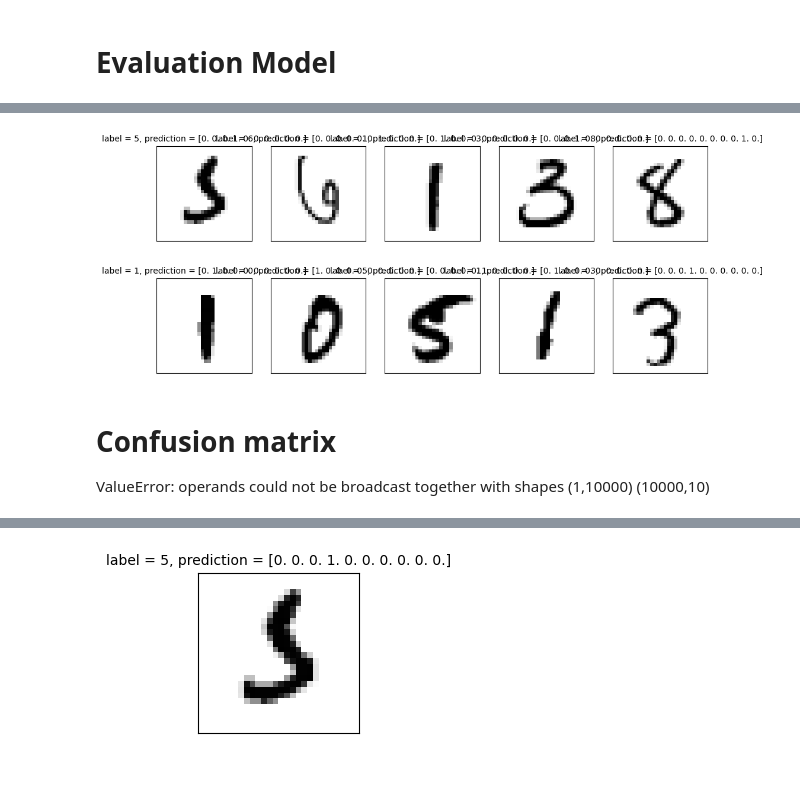
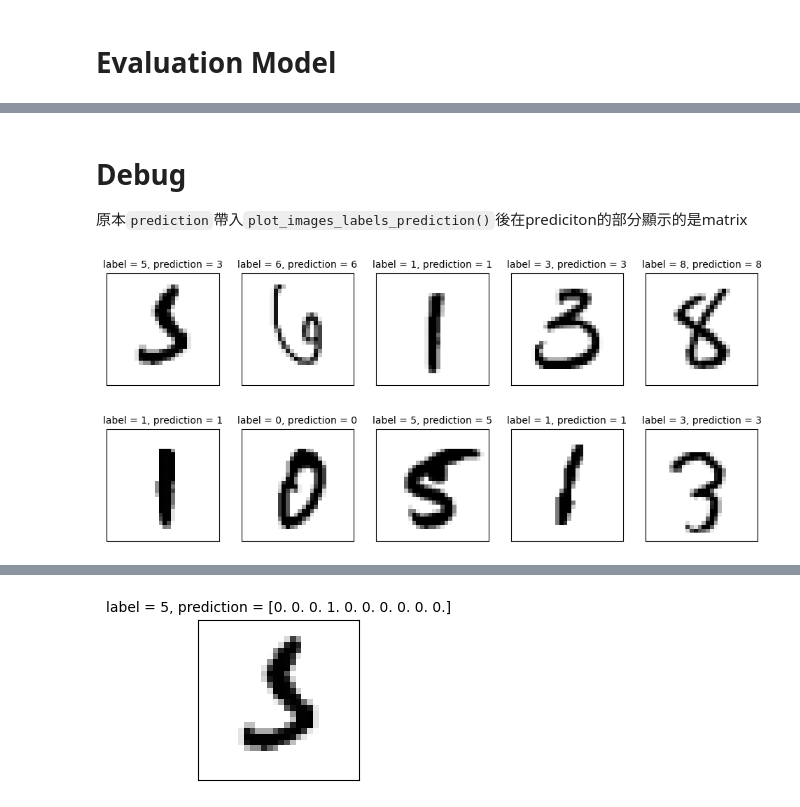
Before and after one commit to OohelloworldoO/Practical-Applications-of-Artificial-Intelligence, a Jupyter notebook: Machine Learning(ML)/Deep Neural Network(DNN)/Classifying Handwritten Digits Using Multilayer Perceptron(MLP).ipynb, the cells around one changed output, grey strips where cells are left out. Drawn from its saved outputs; the diff is of its cells as text; code cells hidden in the pictures; blank space fills up the shorter version.

```diff
--- a/Machine Learning(ML)/Deep Neural Network(DNN)/Classifying Handwritten Digits Using Multilayer Perceptron(MLP).ipynb
+++ b/Machine Learning(ML)/Deep Neural Network(DNN)/Classifying Handwritten Digits Using Multilayer Perceptron(MLP).ipynb
@@ -130,4 +140,4 @@ accuracy =  0.9775999784469604
 # %%
 prediction = model.predict(x_test)
-prediction
+predicted_labels = np.argmax(prediction, axis=1)
 # %% [output]
@@ -142,24 +145,24 @@ array([[0., 0., 0., ..., 1., 0., 0.],
+# %% [markdown]
+# Debug
+原本`prediction`帶入`plot_images_labels_prediction()`後在prediciton的部分顯示的是matrix
 # %%
 import matplotlib.pyplot as plt
 def plot_images_labels_prediction(images, labels, prediction, idx, num=10):
     fig = plt.gcf()
     fig.set_size_inches(12, 14)
 
     if num>25: num = 25
     for i in range(0, num):
         ax = plt.subplot(5, 5, i+1)
         ax.imshow(images[idx], cmap = 'binary')
         title = "label = " + str(labels[idx])
         if len(prediction)>0:
             title += ", prediction = " + str(prediction[idx])
         ax.set_title(title, fontsize = 10)
         ax.set_xticks([]); ax.set_yticks([])
         idx += 1
     plt.show()
 
-plot_images_labels_prediction(x_test_image, y_test_label, prediction, idx = 340)
+plot_images_labels_prediction(x_test_image, y_test_label, predicted_labels, idx = 340)
 # %% [output]
-[figure, old version]
+[figure, new version]
-# %% [markdown]
-# Confusion matrix
-ValueError: operands could not be broadcast together with shapes (1,10000) (10000,10)
```
Also changed, not shown: parts of 14 cells of this notebook, 3 other files.
